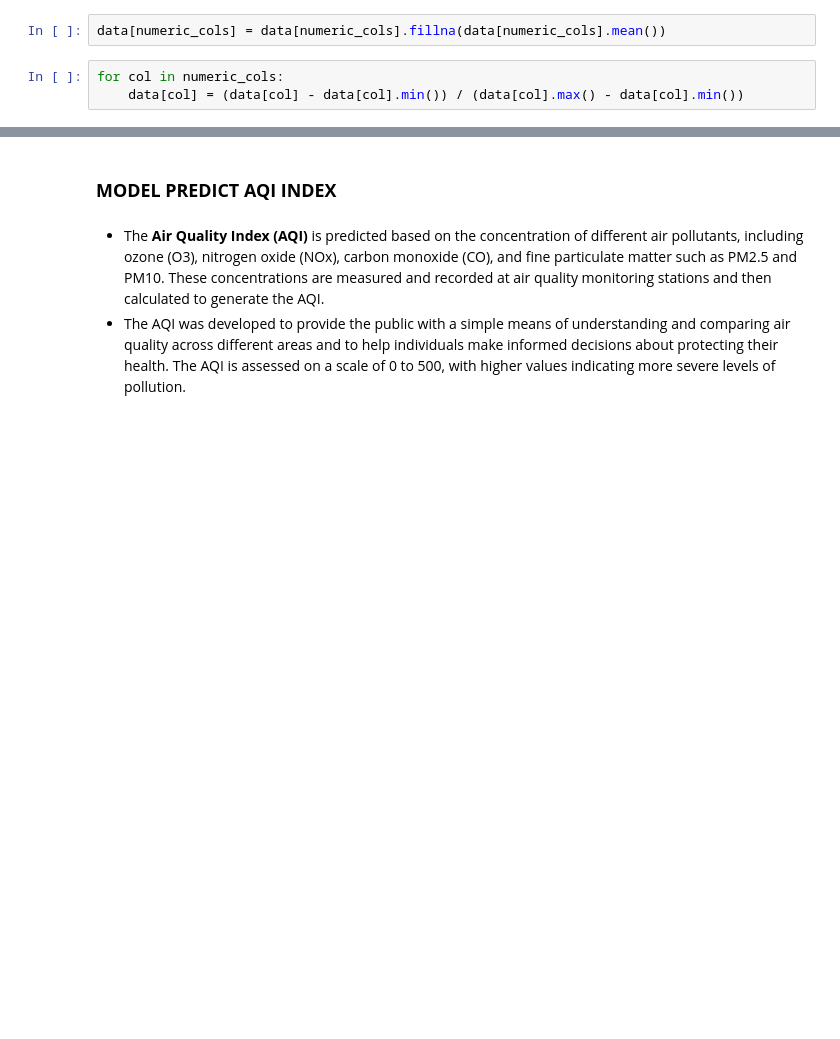
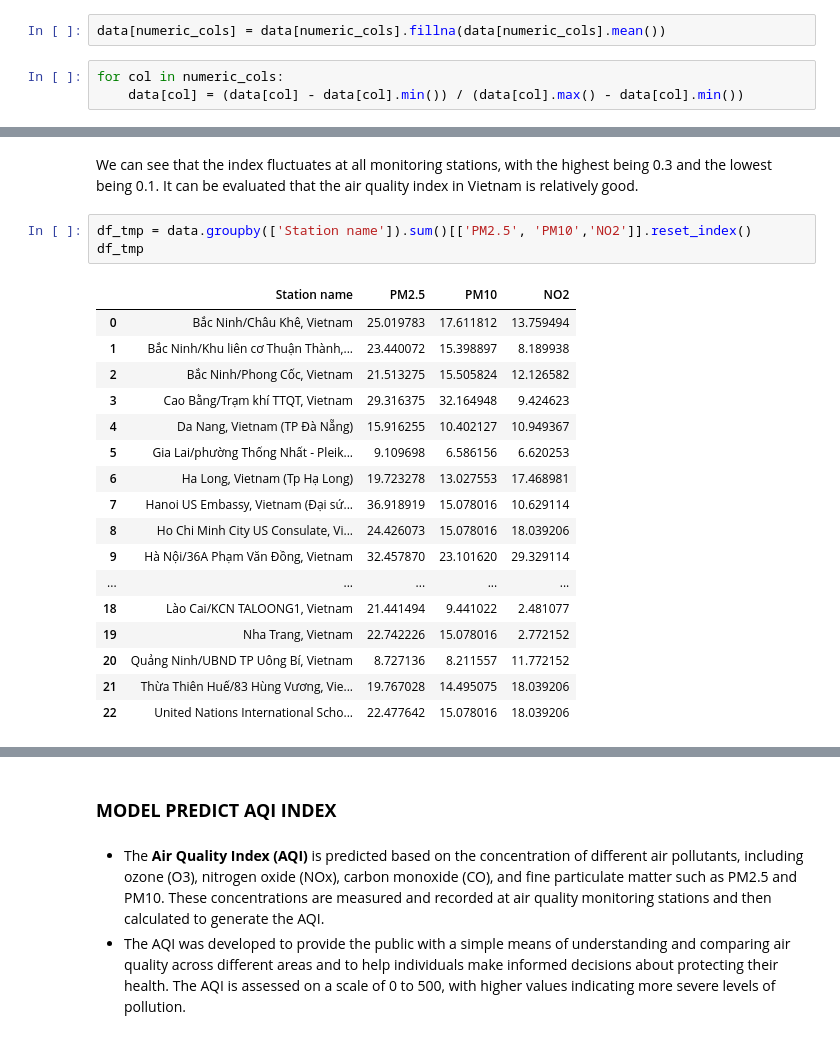
Before and after one commit to daongochoa2002/finalProject, a Jupyter notebook: Vietnam/sourceModel.ipynb, the cells around one changed output, grey strips where cells are left out. Cells and saved outputs as stored; diff of their text form; blank space fills up the shorter version.

```diff
--- a/Vietnam/sourceModel.ipynb
+++ b/Vietnam/sourceModel.ipynb
@@ -149,0 +174,23 @@ for col in numeric_cols:
+# %% [markdown]
+We can see that the index fluctuates at all monitoring stations, with the highest being 0.3 and the lowest being 0.1. It can be evaluated that the air quality index in Vietnam is relatively good.
+# %%
+df_tmp = data.groupby(['Station name']).sum()[['PM2.5', 'PM10','NO2']].reset_index()
+df_tmp
+# %% [output]
+|  | Station name | PM2.5 | PM10 | NO2 |
+| 0 | Bắc Ninh/Châu Khê, Vietnam | 25.019783 | 17.611812 | 13.759494 |
+| 1 | Bắc Ninh/Khu liên cơ Thuận Thành,... | 23.440072 | 15.398897 | 8.189938 |
+| 2 | Bắc Ninh/Phong Cốc, Vietnam | 21.513275 | 15.505824 | 12.126582 |
+| 3 | Cao Bằng/Trạm khí TTQT, Vietnam | 29.316375 | 32.164948 | 9.424623 |
+| 4 | Da Nang, Vietnam (TP Đà Nẵng) | 15.916255 | 10.402127 | 10.949367 |
+| 5 | Gia Lai/phường Thống Nhất - Pleik... | 9.109698 | 6.586156 | 6.620253 |
+| 6 | Ha Long, Vietnam (Tp Hạ Long) | 19.723278 | 13.027553 | 17.468981 |
+| 7 | Hanoi US Embassy, Vietnam (Đại sứ... | 36.918919 | 15.078016 | 10.629114 |
+| 8 | Ho Chi Minh City US Consulate, Vi... | 24.426073 | 15.078016 | 18.039206 |
+| 9 | Hà Nội/36A Phạm Văn Đồng, Vietnam | 32.457870 | 23.101620 | 29.329114 |
+| ... | ... | ... | ... | ... |
+| 18 | Lào Cai/KCN TALOONG1, Vietnam | 21.441494 | 9.441022 | 2.481077 |
+| 19 | Nha Trang, Vietnam | 22.742226 | 15.078016 | 2.772152 |
+| 20 | Quảng Ninh/UBND TP Uông Bí, Vietnam | 8.727136 | 8.211557 | 11.772152 |
+| 21 | Thừa Thiên Huế/83 Hùng Vương, Vie... | 19.767028 | 14.495075 | 18.039206 |
+| 22 | United Nations International Scho... | 22.477642 | 15.078016 | 18.039206 |
```
Also changed, not shown: parts of 8 cells of this notebook.
